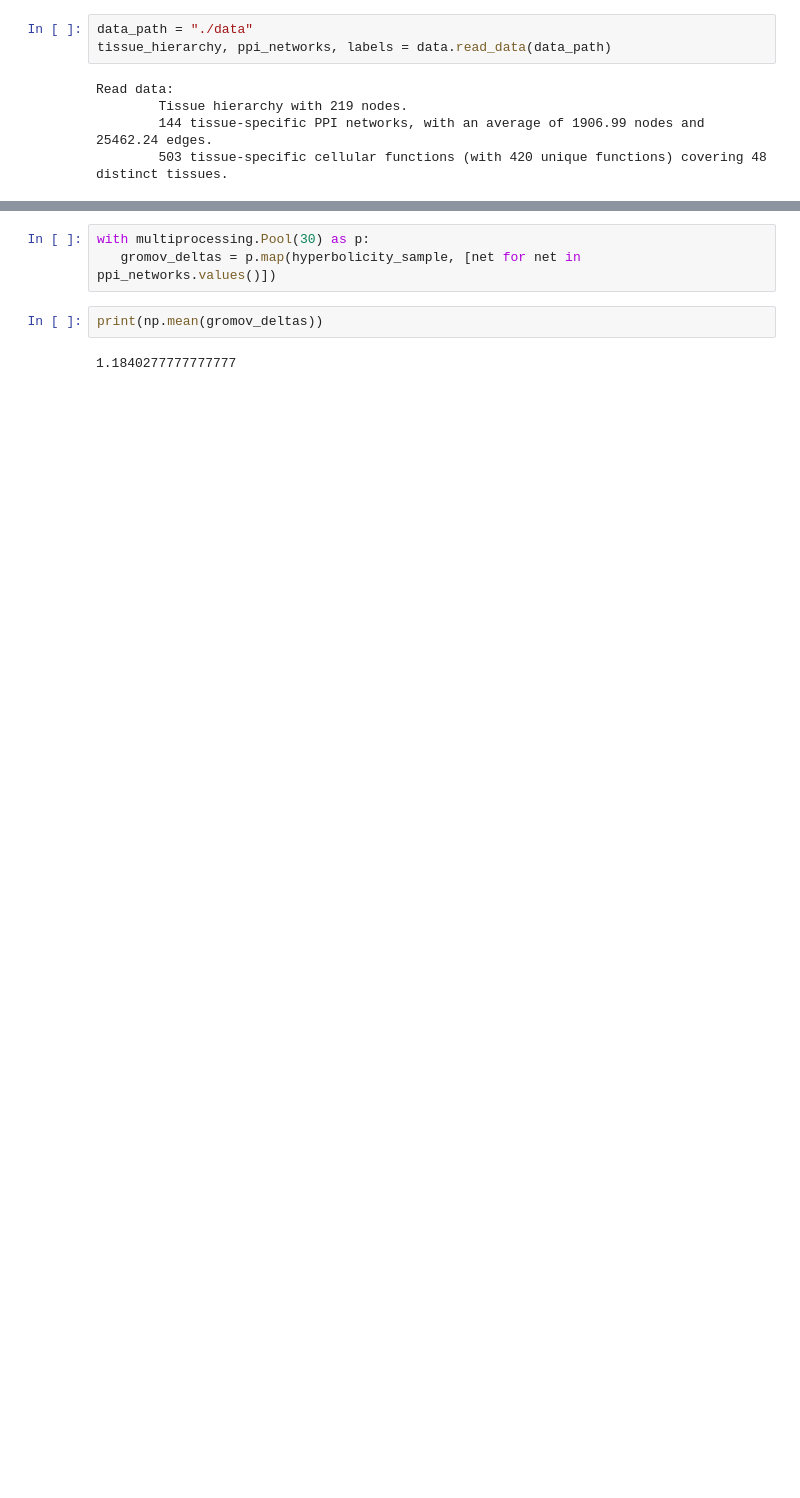
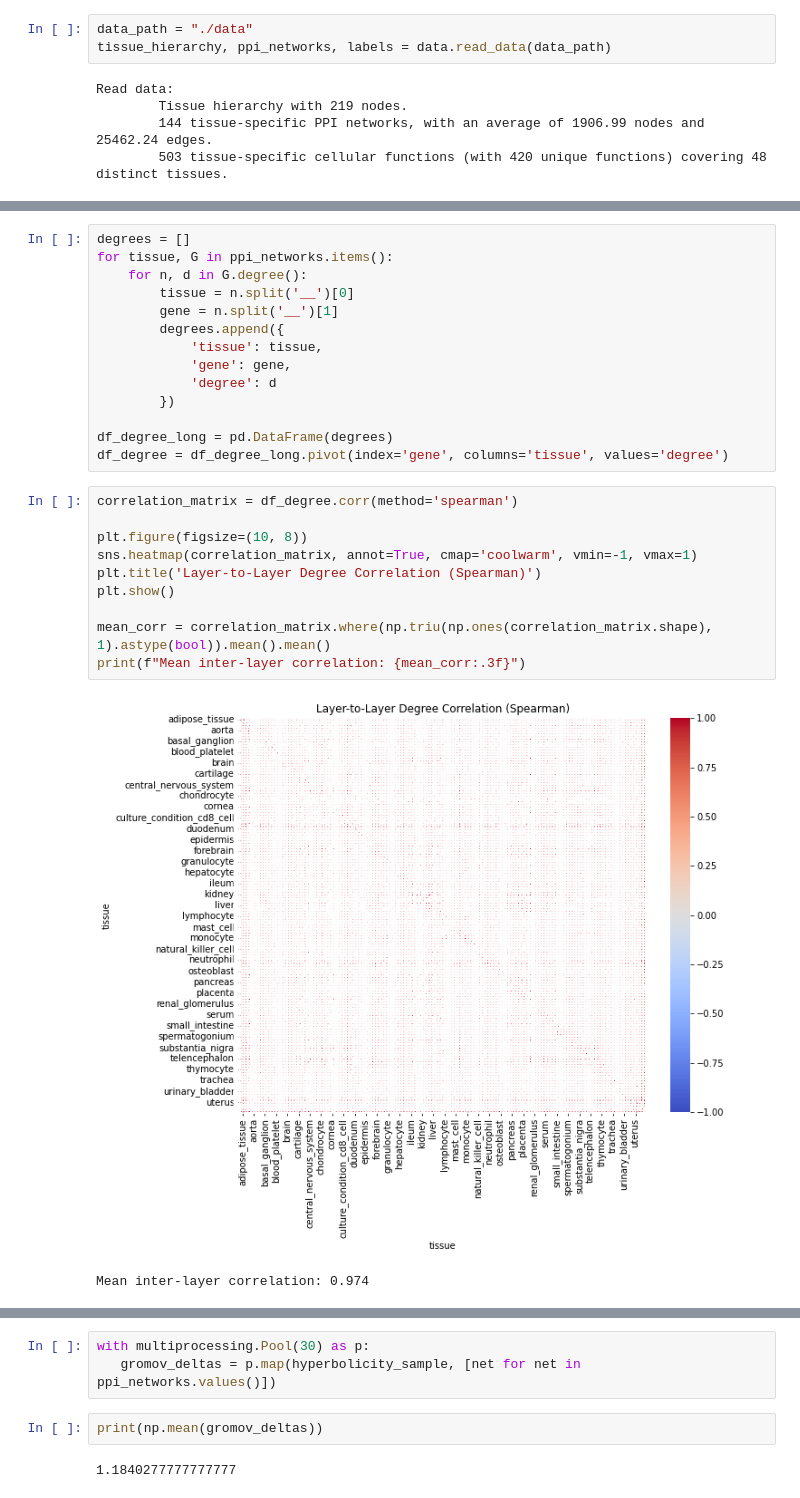
Before and after one commit to PDomonkos/hyperbolic-ohmnet, a Jupyter notebook: hyperbolicity.ipynb, the cells around one changed output, grey strips where cells are left out. Drawn from its saved outputs; the diff is of its cells as text; blank space fills up the shorter version.

```diff
--- a/hyperbolicity.ipynb
+++ b/hyperbolicity.ipynb
@@ -31,0 +67,27 @@ plt.show()
+# %%
+degrees = []
+for tissue, G in ppi_networks.items():
+    for n, d in G.degree():
+        tissue = n.split('__')[0]
+        gene = n.split('__')[1]
+        degrees.append({
+            'tissue': tissue,
+            'gene': gene,
+            'degree': d
+        })
+
+df_degree_long = pd.DataFrame(degrees)
+df_degree = df_degree_long.pivot(index='gene', columns='tissue', values='degree')
+# %%
+correlation_matrix = df_degree.corr(method='spearman')
+
+plt.figure(figsize=(10, 8))
+sns.heatmap(correlation_matrix, annot=True, cmap='coolwarm', vmin=-1, vmax=1)
+plt.title('Layer-to-Layer Degree Correlation (Spearman)')
+plt.show()
+
+mean_corr = correlation_matrix.where(np.triu(np.ones(correlation_matrix.shape), 1).astype(bool)).mean().mean()
+print(f"Mean inter-layer correlation: {mean_corr:.3f}")
+# %% [output]
+[figure, added]
+Mean inter-layer correlation: 0.974
```
Also changed, not shown: parts of 12 cells of this notebook.
